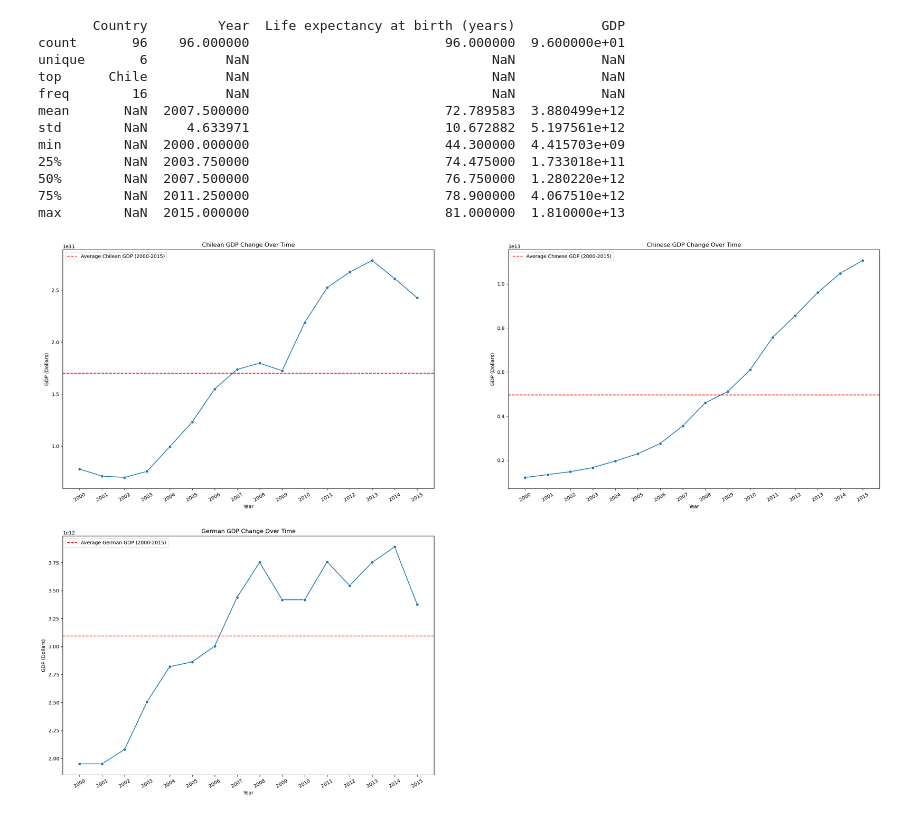
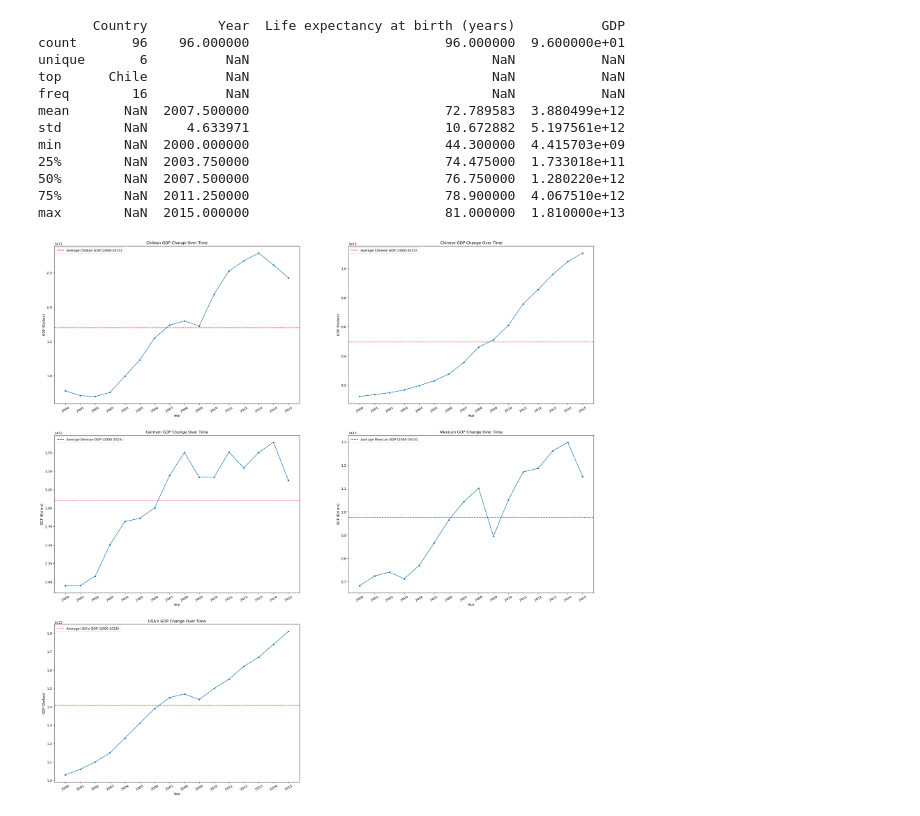
Before and after one commit to Claudio-AhumadaL/Life-Expectancy-and-GDP-Analysis, a Jupyter notebook: life_expectancy_gdp_Claudio-AhumadaL.ipynb, the cells around one changed output. Cells and saved outputs as stored; diff of their text form; code cells hidden in the pictures.

Commit message:
Add USA's GDP change vs time

```diff
--- a/life_expectancy_gdp_Claudio-AhumadaL.ipynb
+++ b/life_expectancy_gdp_Claudio-AhumadaL.ipynb
@@ -106,31 +106,54 @@ plt.legend()
 plt.ylabel("GDP (Dollars)")
 plt.title("Chilean GDP Change Over Time")
 
 # Create subplot 2 : Chinese GDP Change over time
 
 plt.subplot(3, 2, 2)
 years = list(range(2000, 2016))
 ax2 = sns.lineplot(data = data_china, x = "Year", y = "GDP", marker = "o")
 ax2.set_xticks(years)
 ax2.set_xticklabels(years, rotation = 30)
 plt.axhline(data_china.GDP.mean(), color = "red", linestyle = "dashed", label = "Average Chinese GDP (2000-2015)")
 plt.legend()
 plt.ylabel("GDP (Dollars)")
 plt.title("Chinese GDP Change Over Time")
 
 # Create subplot 3 : German GDP Change over time
 
 plt.subplot(3, 2, 3)
 years = list(range(2000, 2016))
 ax3 = sns.lineplot(data = data_germany, x = "Year", y = "GDP", marker = "o")
 ax3.set_xticks(years)
 ax3.set_xticklabels(years, rotation = 30)
 plt.axhline(data_germany.GDP.mean(), color = "red", linestyle = "dashed", label = "Average German GDP (2000-2015)")
 plt.legend()
 plt.ylabel("GDP (Dollars)")
 plt.title("German GDP Change Over Time")
 
+# Create subplot 4: Mexican GDP Change over time
+
+plt.subplot(3, 2, 4)
+years = list(range(2000, 2016))
+ax4 = sns.lineplot(data = data_mexico, x = "Year", y = "GDP", marker = "o")
+ax4.set_xticks(years)
+ax4.set_xticklabels(years, rotation = 30)
+plt.axhline(data_mexico.GDP.mean(), color = "red", linestyle = "dashed", label = "Average Mexican GDP (2000-2015)")
+plt.legend()
+plt.ylabel("GDP (Dollars)")
+plt.title("Mexican GDP Change Over Time")
+
+# Create subplot 5: USA's GDP change over time
+
+plt.subplot(3, 2, 5)
+years = list(range(2000, 2016))
+ax5 = sns.lineplot(data = data_usa, x = "Year", y = "GDP", marker = "o")
+ax5.set_xticks(years)
+ax5.set_xticklabels(years, rotation = 30)
+plt.axhline(data_usa.GDP.mean(), color = "red", linestyle = "dashed", label = "Average USA's GDP (2000-2015)")
+plt.legend()
+plt.ylabel("GDP (Dollars)")
+plt.title("USA's GDP Change Over Time")
 
 plt.show()
 # %% [output]
-[figure, old version]
+[figure, new version]
```
